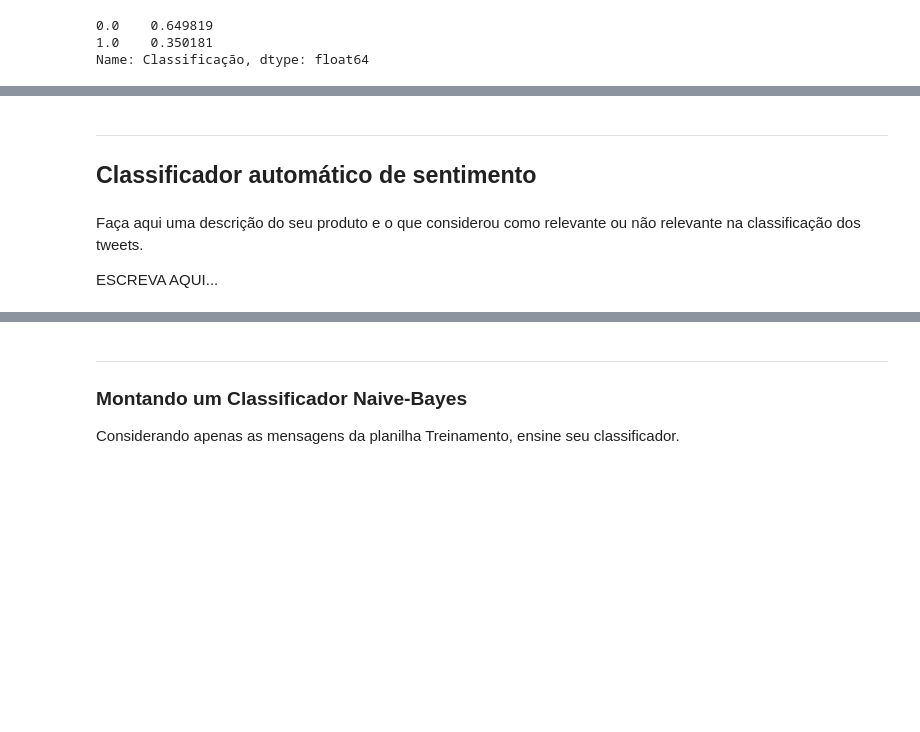
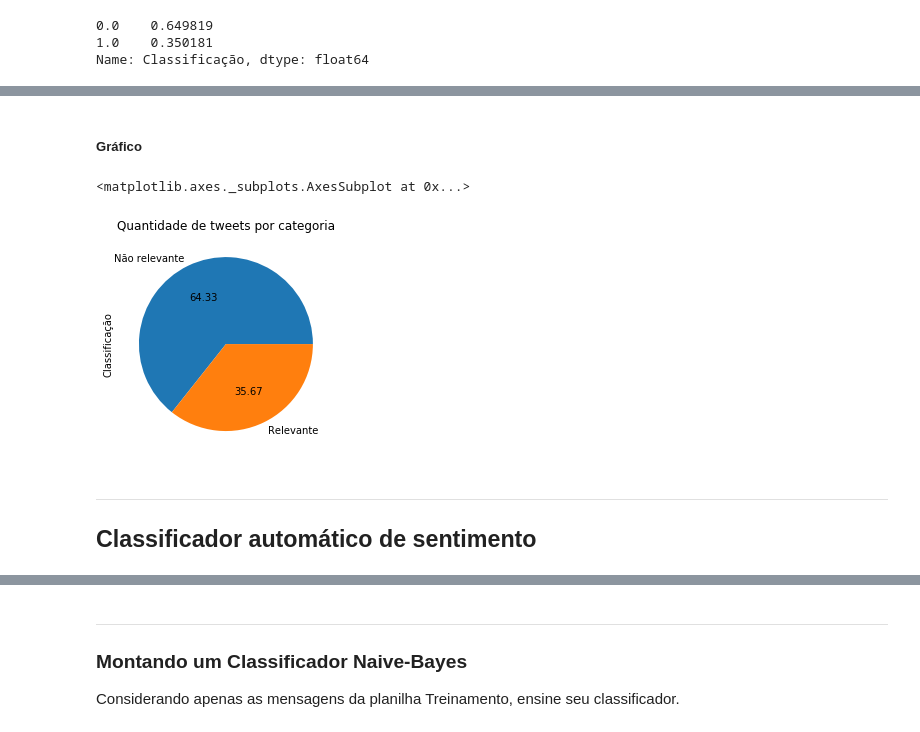
Before and after one commit to gustavopc3/P1-CD21-1, a Jupyter notebook: Projeto1_Layout_Classificador.ipynb, the cells around one changed output, grey strips where cells are left out. Cells and saved outputs as stored; diff of their text form; code cells hidden in the pictures; blank space fills up the shorter version.

```diff
--- a/Projeto1_Layout_Classificador.ipynb
+++ b/Projeto1_Layout_Classificador.ipynb
@@ -47,0 +71,4 @@ test.head(5)
+# %%
+test.Classificação = test.Classificação.astype('category')
+test.Classificação.cat.categories = ('Não relevante', 'Relevante')
+test.head(10)
@@ -51,3 +128,12 @@ test.Classificação.value_counts(True)
 0.0    0.649819
 1.0    0.350181
 Name: Classificação, dtype: float64
+# %%
+test_classificacao = test.Classificação.value_counts()
+i=0
+for title, var_quanti in (('Não relevante', test_classificacao[0]), ('Relevante', test_classificacao[1])):
+    print('-' * 5 * len(title))
+    print(title)
+    print('-' * 5 * len(title))
+    print(f'contagem               = {test_classificacao[i]}')
+    i += 1
@@ -54,7 +149,11 @@ Name: Classificação, dtype: float64
+# %% [markdown]
+##### Gráfico
+# %%
+
+test_classificacao.plot(kind='pie', title='Quantidade de tweets por categoria', autopct="%.2f")
+# %% [output]
+<matplotlib.axes._subplots.AxesSubplot at 0x...>
+[figure, added]
 # %% [markdown]
 ___
 ## Classificador automático de sentimento
-# %% [markdown]
-Faça aqui uma descrição do seu produto e o que considerou como relevante ou não relevante na classificação dos tweets.
-
-ESCREVA AQUI...
```
Also changed, not shown: parts of 22 cells of this notebook.
